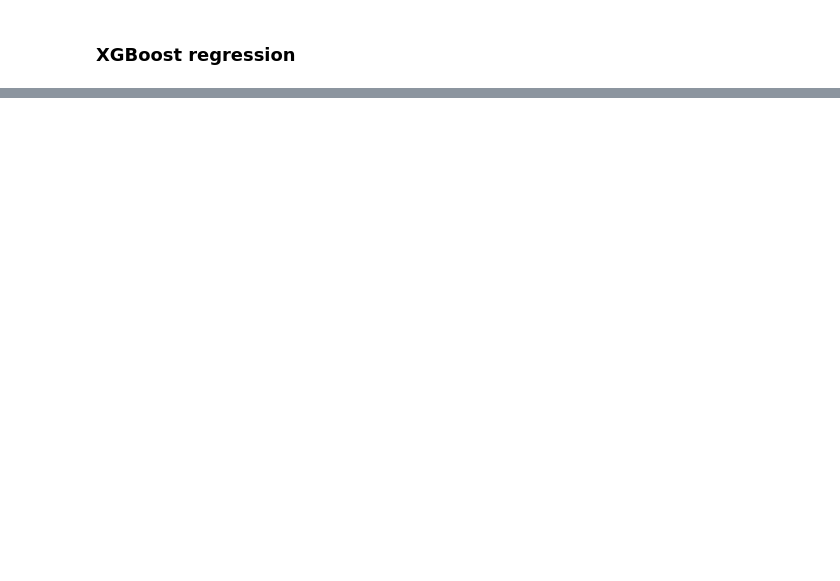
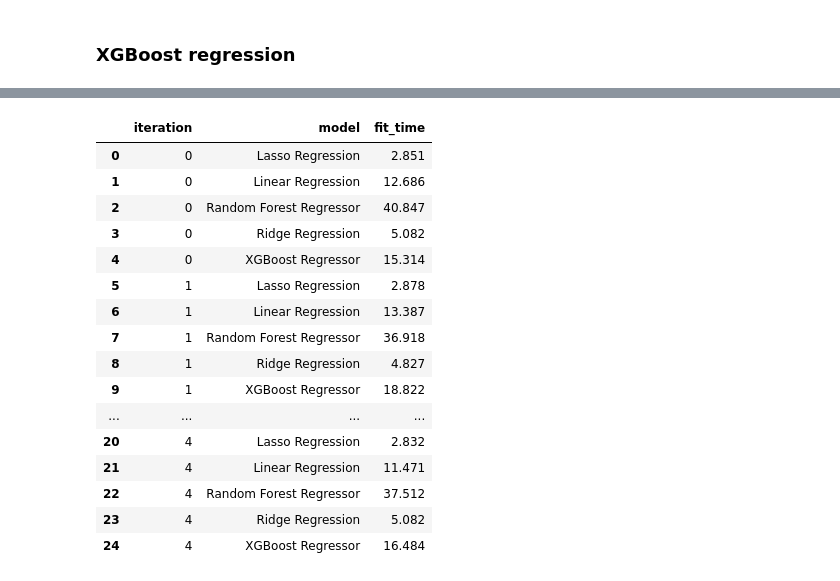
Before and after one commit to mantaspieza/NYC_TripDuration_model, a Jupyter notebook: eda.ipynb, the cells around one changed output, grey strips where cells are left out. Cells and saved outputs as stored; diff of their text form; code cells hidden in the pictures; blank space fills up the shorter version.

```diff
--- a/eda.ipynb
+++ b/eda.ipynb
@@ -495,0 +455,7 @@ r2
+# %%
+pipeline_random_forest_regressor = Pipeline(
+    steps=[
+        ('Feature Pre-processing', preprocessor),
+        ('Random Forest Regressor',random_forest_regressor)
+    ]
+)
@@ -495,0 +486,20 @@ r2
+# %%
+grouped_fitting_results
+# %% [output]
+|  | iteration | model | fit_time |
+| 0 | 0 | Lasso Regression | 2.851 |
+| 1 | 0 | Linear Regression | 12.686 |
+| 2 | 0 | Random Forest Regressor | 40.847 |
+| 3 | 0 | Ridge Regression | 5.082 |
+| 4 | 0 | XGBoost Regressor | 15.314 |
+| 5 | 1 | Lasso Regression | 2.878 |
+| 6 | 1 | Linear Regression | 13.387 |
+| 7 | 1 | Random Forest Regressor | 36.918 |
+| 8 | 1 | Ridge Regression | 4.827 |
+| 9 | 1 | XGBoost Regressor | 18.822 |
+| ... | ... | ... | ... |
+| 20 | 4 | Lasso Regression | 2.832 |
+| 21 | 4 | Linear Regression | 11.471 |
+| 22 | 4 | Random Forest Regressor | 37.512 |
+| 23 | 4 | Ridge Regression | 5.082 |
+| 24 | 4 | XGBoost Regressor | 16.484 |
```
Also changed, not shown: parts of 70 cells of this notebook.
